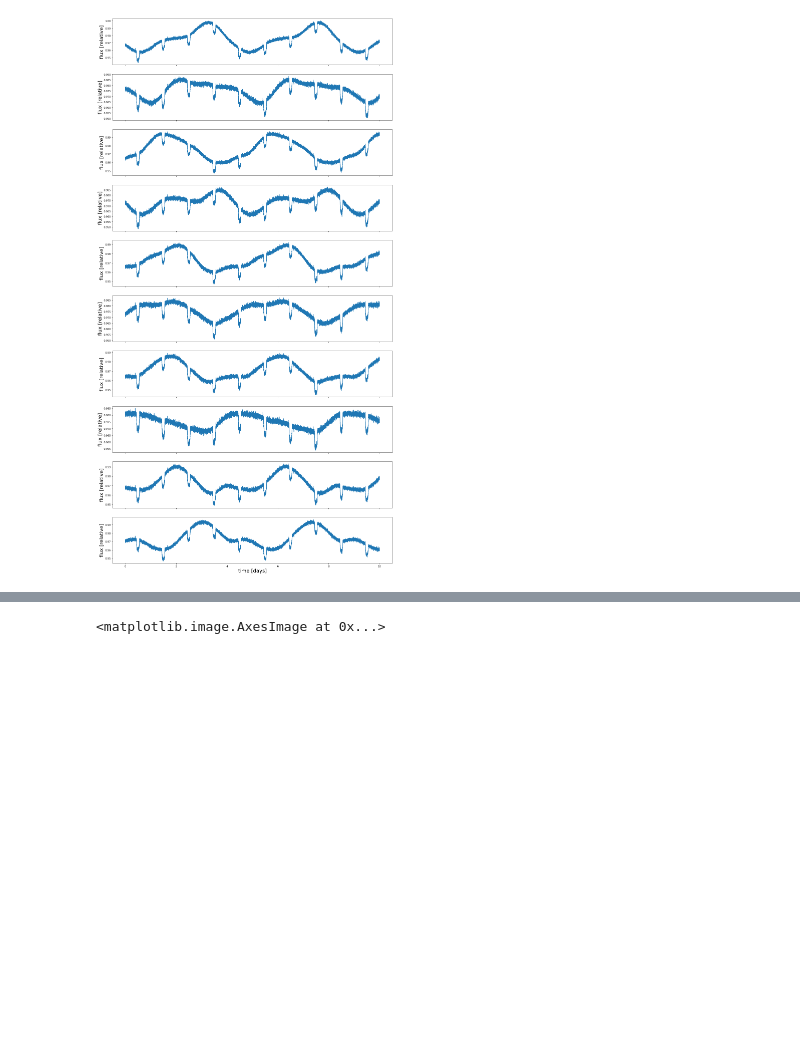
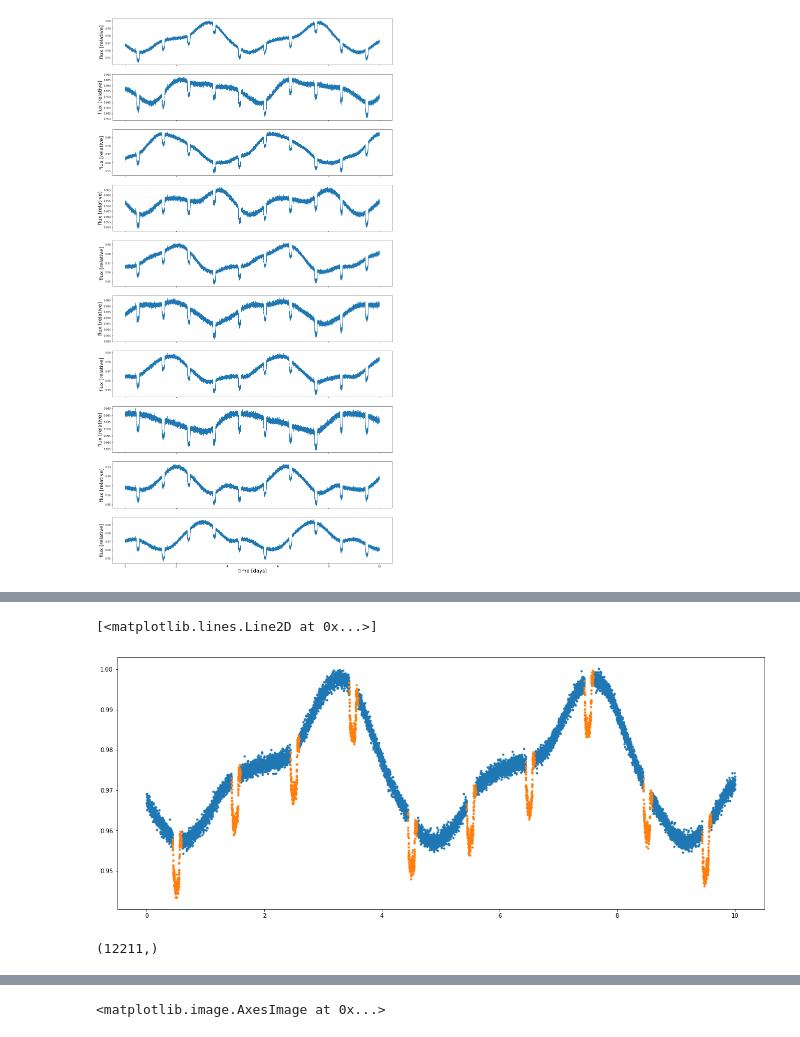
Before and after one commit to ssagynbayeva/starry-project, a Jupyter notebook: SyntheticData.ipynb, the cells around one changed output, grey strips where cells are left out. Drawn from its saved outputs; the diff is of its cells as text; code cells hidden in the pictures; blank space fills up the shorter version.

```diff
--- a/SyntheticData.ipynb
+++ b/SyntheticData.ipynb
@@ -157,0 +133,3 @@ cho_factor(Sigma,lower=True)
+# %%
+a = p_porb**(2/3) # semi-major axis
+b = a*np.cos(p_inc)/1. # impact parameter
@@ -157,0 +144,7 @@ cho_factor(Sigma,lower=True)
+# %%
+plt.figure(figsize=(20,8))
+plt.plot(t[~idx],flux[0][~idx],'.')
+plt.plot(t[idx],flux[0][idx],'.')
+# %% [output]
+[<matplotlib.lines.Line2D at 0x...>]
+[figure, added]
@@ -157,0 +157,4 @@ cho_factor(Sigma,lower=True)
+# %%
+tprim.shape
+# %% [output]
+(12211,)
```
Also changed, not shown: parts of 62 cells of this notebook.
